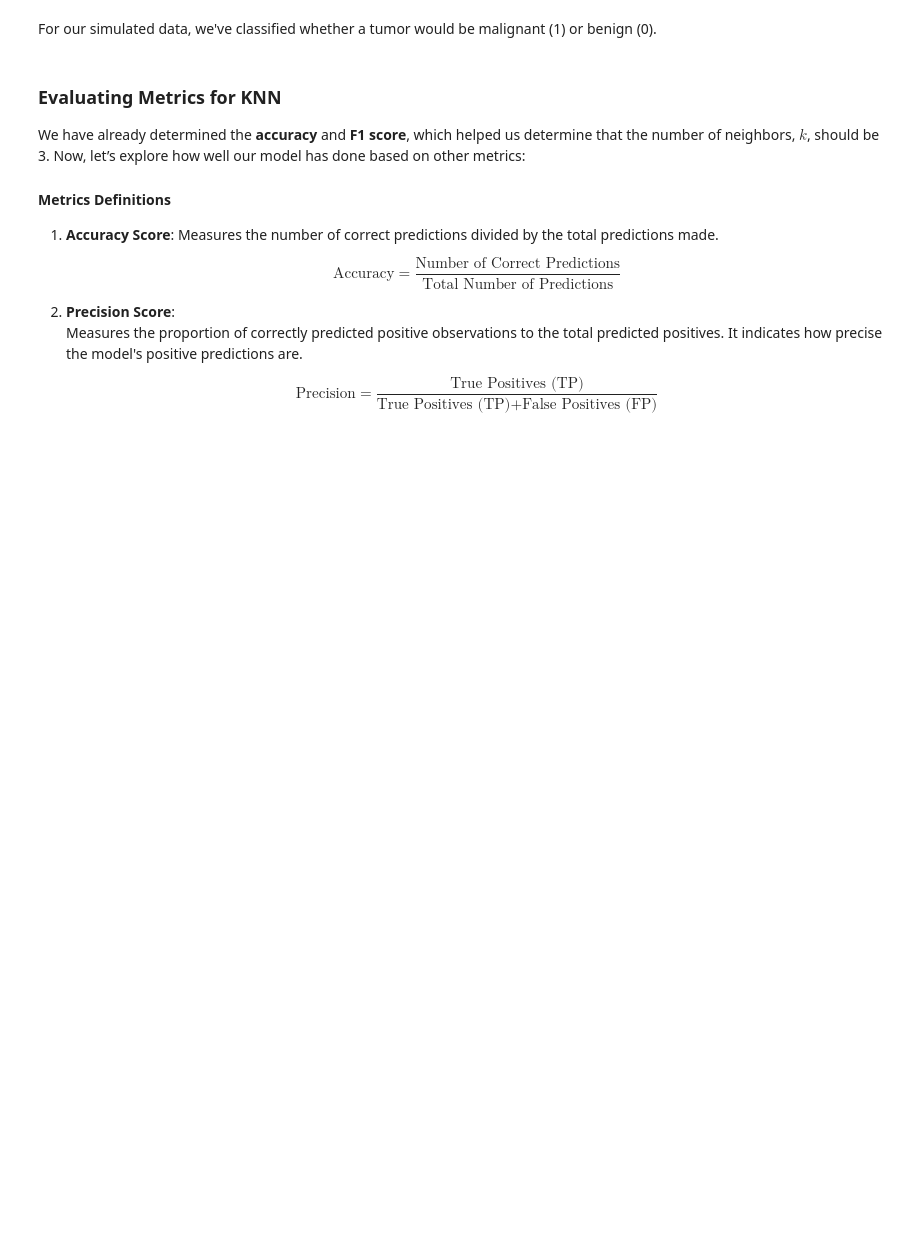
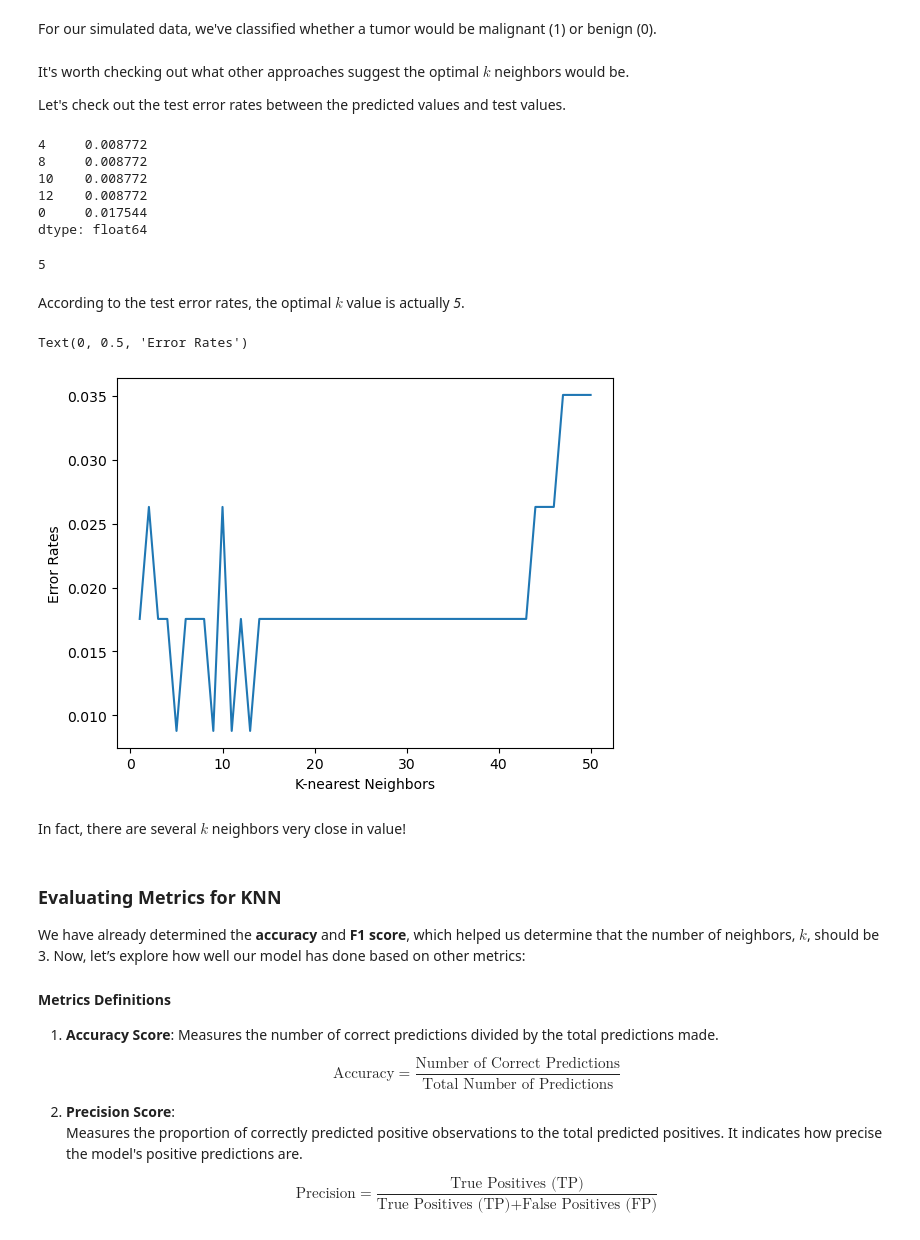
Before and after one commit to add0794/knn-breast-cancer-prediction, a Jupyter notebook: main.ipynb, the cells around one changed output. Drawn from its saved outputs; the diff is of its cells as text; code cells hidden in the pictures; blank space fills up the shorter version.

```diff
--- a/main.ipynb
+++ b/main.ipynb
@@ -440,6 +440,47 @@ y_pred_series_sim.head()
 dtype: int64
 # %% [markdown]
 For our simulated data, we've classified whether a tumor would be malignant (1) or benign (0).
+# %% [markdown]
+It's worth checking out what other approaches suggest the optimal $k$ neighbors would be.
+
+Let's check out the test error rates between the predicted values and test values.
+# %%
+test_error_rates = []
+
+for k in range(1, 51):
+    knn = KNeighborsClassifier(n_neighbors=k)
+    knn.fit(X_train, y_train)
+    y_pred = knn.predict(X_test)
+    test_error = 1 - accuracy_score(y_test, y_pred)
+    test_error_rates.append(test_error)
+
+error_rates_series = pd.Series(test_error_rates)
+
+sorted_errors = error_rates_series.sort_values()
+sorted_errors.head()
+# %% [output]
+4     0.008772
+8     0.008772
+10    0.008772
+12    0.008772
+0     0.017544
+dtype: float64
+# %%
+best_k = test_error_rates.index(min(test_error_rates)) + 1
+print(best_k)
+# %% [output]
+5
+# %% [markdown]
+According to the test error rates, the optimal $k$ value is actually *5*.
+# %%
+plt.plot(range(1, 51), test_error_rates)
+plt.xlabel('K-nearest Neighbors')
+plt.ylabel('Error Rates')
+# %% [output]
+Text(0, 0.5, 'Error Rates')
+[figure, added]
+# %% [markdown]
+In fact, there are several $k$ neighbors very close in value!
 # %% [markdown]
 ### Evaluating Metrics for KNN
 
```
Also changed, not shown: parts of 3 cells of this notebook.
